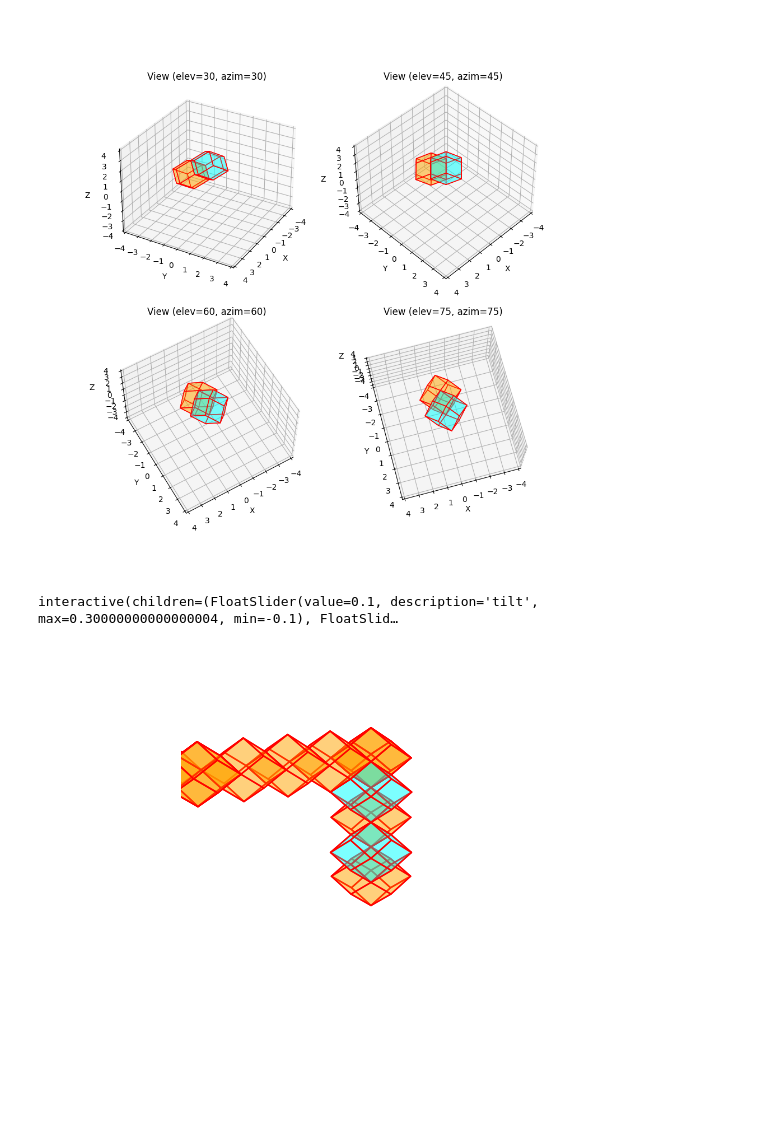
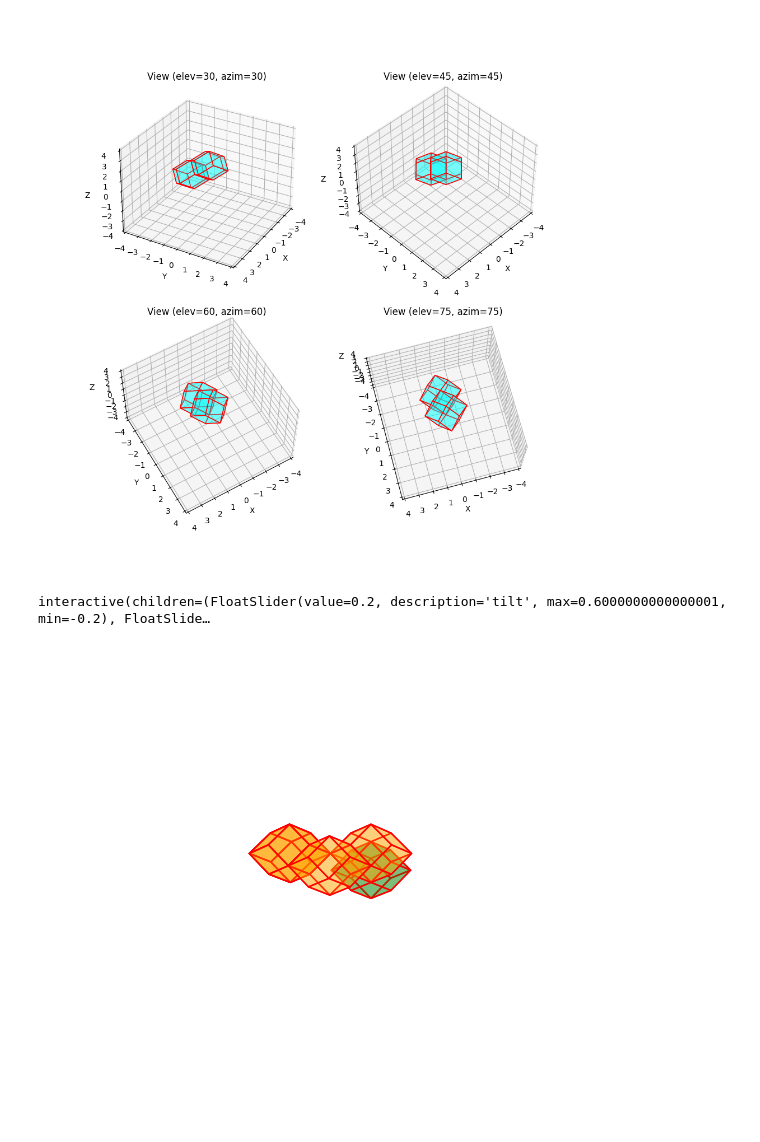
Before and after one commit to g-nilsson/spatial_discretizations_impact_on_simulations, a Jupyter notebook: DBM_RDG.ipynb, the cells around one changed output. Cells and saved outputs as stored; diff of their text form; code cells hidden in the pictures.

```diff
--- a/DBM_RDG.ipynb
+++ b/DBM_RDG.ipynb
@@ -242,7 +243,7 @@ def plot_rhombic_dodecahedron(ax, pos=(0,0,0), color='cyan'):
 
     if pos[2] % 2 == 0:
         cartes_pos += np.array([0,-1,0])
-        color = 'orange'
+        #color = 'orange'
 
     poly3d = [[np.array(vertices[vertice])+np.array(cartes_pos)*np.sqrt(2) for vertice in face] for face in faces]
     ax.add_collection3d(Poly3DCollection(poly3d, facecolors=color, linewidths=1, edgecolors='r', alpha=0.3))
@@ -269,42 +270,55 @@ for i, angle in enumerate(angles):
 
 plt.show()
 # %% [output]
-[figure, old version]
+[figure, new version]
 # %%
 #%matplotlib notebook
 from ipywidgets import *
 import numpy as np
 import matplotlib.pyplot as plt
 
 
-def plot_from_grid(pos_list):
+def plot_from_grid(pos_list, colors):
     x = np.linspace(0, 2 * np.pi)
     fig = plt.figure()
     ax = fig.add_subplot(1, 1, 1, projection='3d')
 
-    for pos in pos_list:
-        plot_rhombic_dodecahedron(ax, pos)
+    for i, pos in enumerate(pos_list):
+        plot_rhombic_dodecahedron(ax, pos, colors[i])
 
     plt.axis('off')
 
-    def update(tilt = 0.1, jaw=1.0):
+    def update(tilt = 0.2, jaw=1.0):
         ax.view_init(elev=tilt*90, azim=jaw*90)
         fig.canvas.draw_idle()
 
     interact(update);
 
 
 pos_list = []
 for i in range(5):
     pos_list.append((0,0,i))
 
 for i in range(5):
     pos_list.append((0,i,4))
 
 for i in range(5):
     pos_list.append((i,4,4))
 
-plot_from_grid(pos_list)
+#plot_from_grid(pos_list)
+
+pos_list = []
+pos_list.append((0,0,0))
+pos_list.append((0,0,1))
+pos_list.append((0,1,1))
+pos_list.append((1,1,1))
+pos_list.append((1,1,1))
+#pos_list.append((1,0,0))
+#pos_list.append((0,1,0))
+#pos_list.append((-1,0,0))
+#pos_list.append((0,-1,0))
+colors = ['green', 'orange','orange','orange','orange']
+plot_from_grid(pos_list, colors)
 # %% [output]
-interactive(children=(FloatSlider(value=0.1, description='tilt', max=0.30000000000000004, min=-0.1), FloatSlid…
+interactive(children=(FloatSlider(value=0.2, description='tilt', max=0.6000000000000001, min=-0.2), FloatSlide…
-[figure, old version]
+[figure, new version]
```
Also changed, not shown: parts of 1 cell of this notebook, 3 other files.
